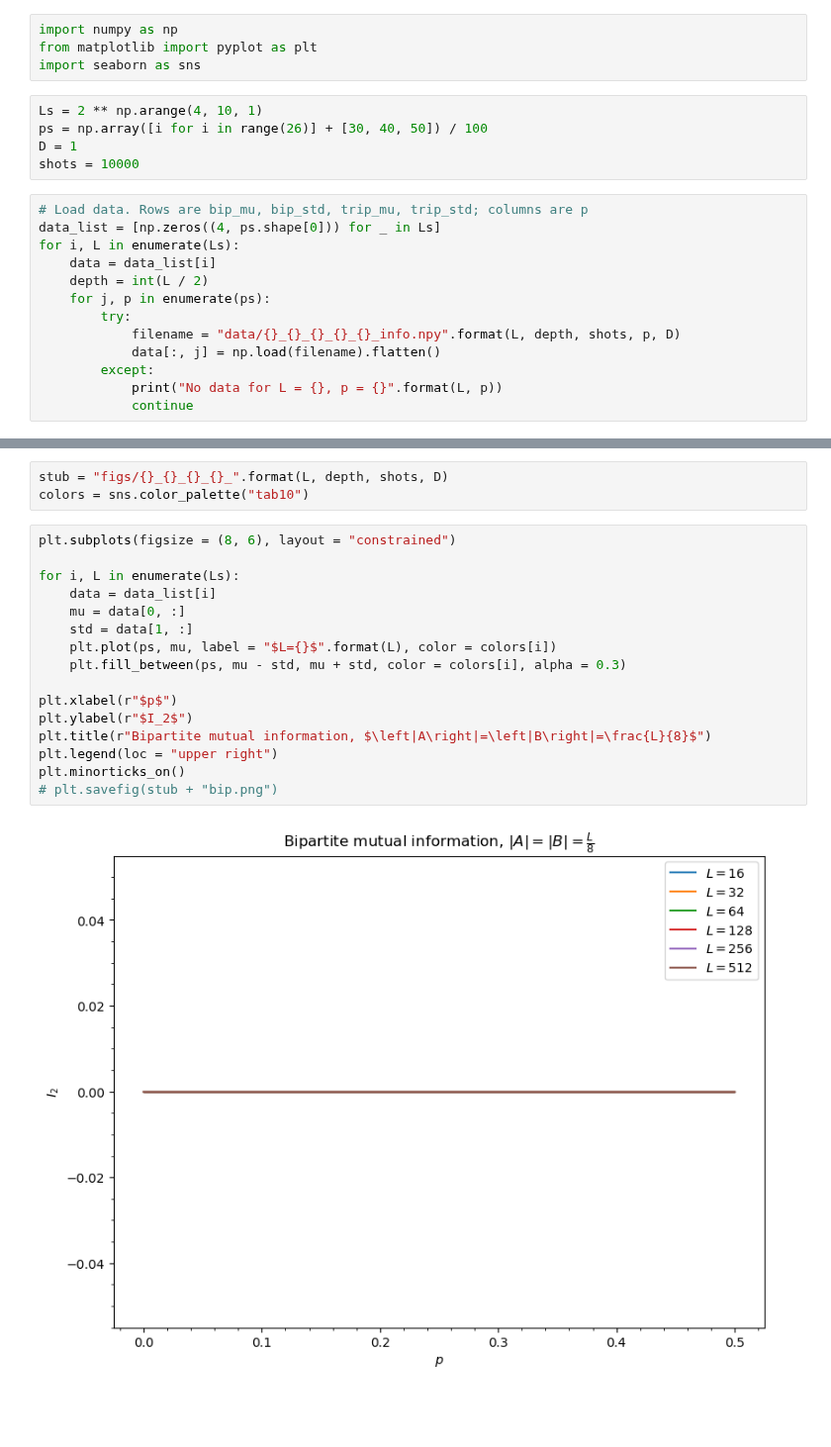
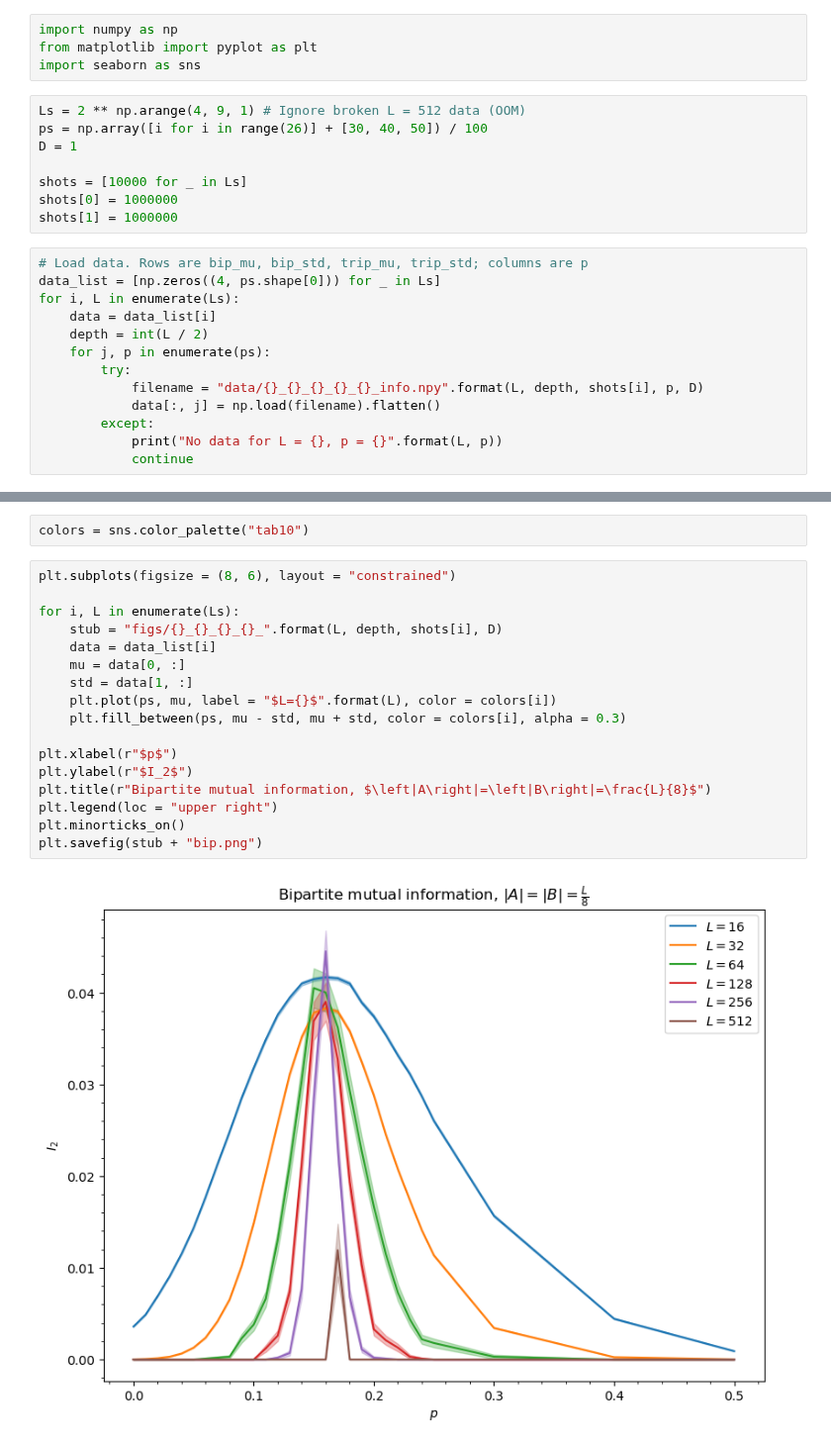
Before and after one commit to DanDan0101/clifford, a Jupyter notebook: plot_info.ipynb, the cells around one changed output, grey strips where cells are left out. Shown at 99% size. Cells and saved outputs as stored; diff of their text form; blank space fills up the shorter version.

Commit message:
Plot

```diff
--- a/plot_info.ipynb
+++ b/plot_info.ipynb
@@ -3,10 +3,13 @@ import numpy as np
 from matplotlib import pyplot as plt
 import seaborn as sns
 # %%
-Ls = 2 ** np.arange(4, 10, 1)
+Ls = 2 ** np.arange(4, 9, 1) # Ignore broken L = 512 data (OOM)
 ps = np.array([i for i in range(26)] + [30, 40, 50]) / 100
 D = 1
-shots = 10000
+
+shots = [10000 for _ in Ls]
+shots[0] = 1000000
+shots[1] = 1000000
 # %%
 # Load data. Rows are bip_mu, bip_std, trip_mu, trip_std; columns are p
 data_list = [np.zeros((4, ps.shape[0])) for _ in Ls]
@@ -15,7 +18,7 @@ for i, L in enumerate(Ls):
     depth = int(L / 2)
     for j, p in enumerate(ps):
         try:
-            filename = "data/{}_{}_{}_{}_{}_info.npy".format(L, depth, shots, p, D)
+            filename = "data/{}_{}_{}_{}_{}_info.npy".format(L, depth, shots[i], p, D)
             data[:, j] = np.load(filename).flatten()
         except:
             print("No data for L = {}, p = {}".format(L, p))
@@ -40,25 +31,25 @@ No data for L = 512, p = 0.4
 No data for L = 512, p = 0.5
 # %%
-stub = "figs/{}_{}_{}_{}_".format(L, depth, shots, D)
 colors = sns.color_palette("tab10")
 # %%
 plt.subplots(figsize = (8, 6), layout = "constrained")
 
 for i, L in enumerate(Ls):
+    stub = "figs/{}_{}_{}_{}_".format(L, depth, shots[i], D)
     data = data_list[i]
     mu = data[0, :]
     std = data[1, :]
     plt.plot(ps, mu, label = "$L={}$".format(L), color = colors[i])
     plt.fill_between(ps, mu - std, mu + std, color = colors[i], alpha = 0.3)
 
 plt.xlabel(r"$p$")
 plt.ylabel(r"$I_2$")
 plt.title(r"Bipartite mutual information, $\left|A\right|=\left|B\right|=\frac{L}{8}$")
 plt.legend(loc = "upper right")
 plt.minorticks_on()
-# plt.savefig(stub + "bip.png")
+plt.savefig(stub + "bip.png")
 # %% [output]
-[figure, old version]
+[figure, new version]
 # %%
 plt.subplots(figsize = (8, 6), layout = "constrained")
 
```
Also changed, not shown: parts of 3 cells of this notebook, 3 other files.
